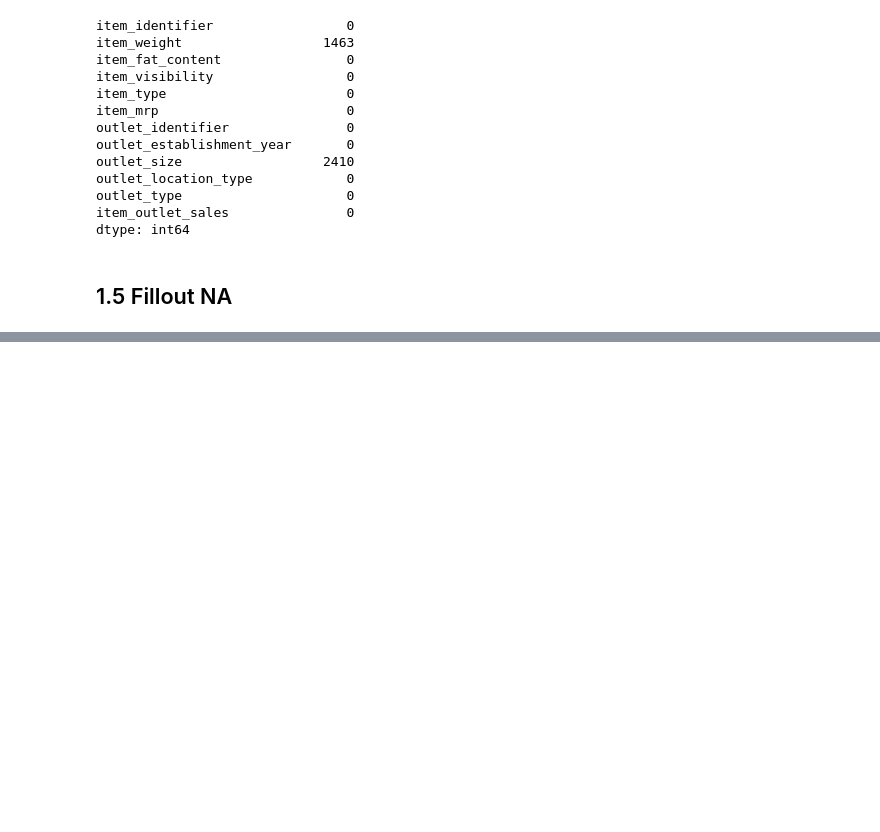
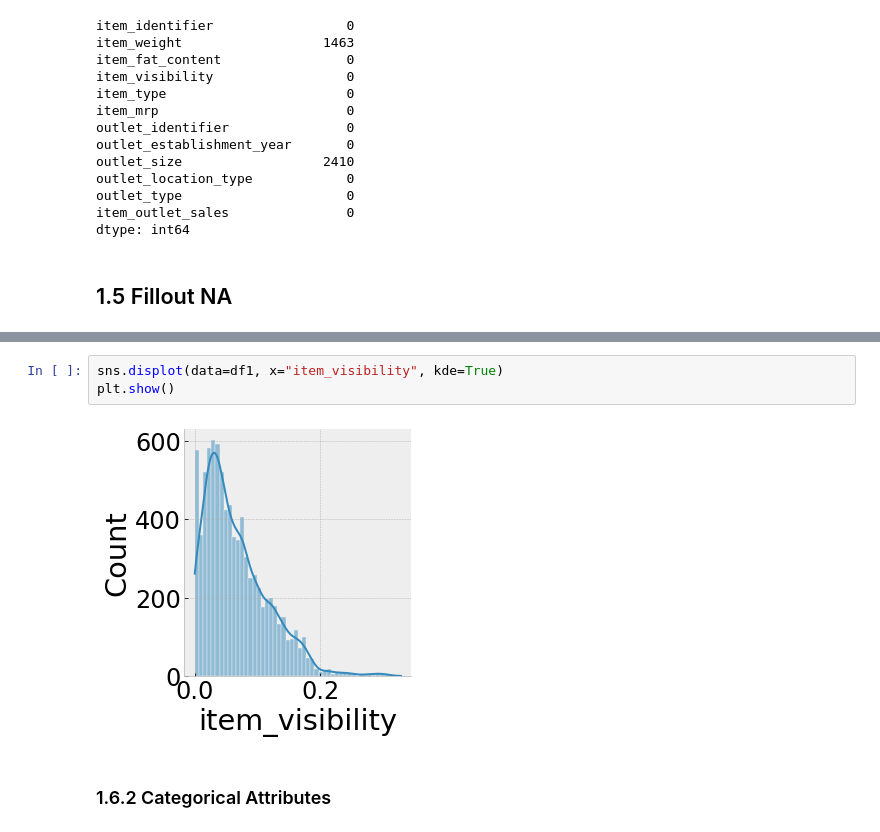
Before and after one commit to giovannadias/big_mart_sales_prediction, a Jupyter notebook: v01_big_mart_sales_prediction.ipynb, the cells around one changed output, grey strips where cells are left out. Drawn from its saved outputs; the diff is of its cells as text; blank space fills up the shorter version.

```diff
--- a/v01_big_mart_sales_prediction.ipynb
+++ b/v01_big_mart_sales_prediction.ipynb
@@ -208,0 +165,7 @@ df1.sample(10)
+# %%
+sns.displot(data=df1, x="item_visibility", kde=True)
+plt.show()
+# %% [output]
+[figure, added]
+# %% [markdown]
+### 1.6.2 Categorical Attributes
```
Also changed, not shown: parts of 42 cells of this notebook, 1 other file.
